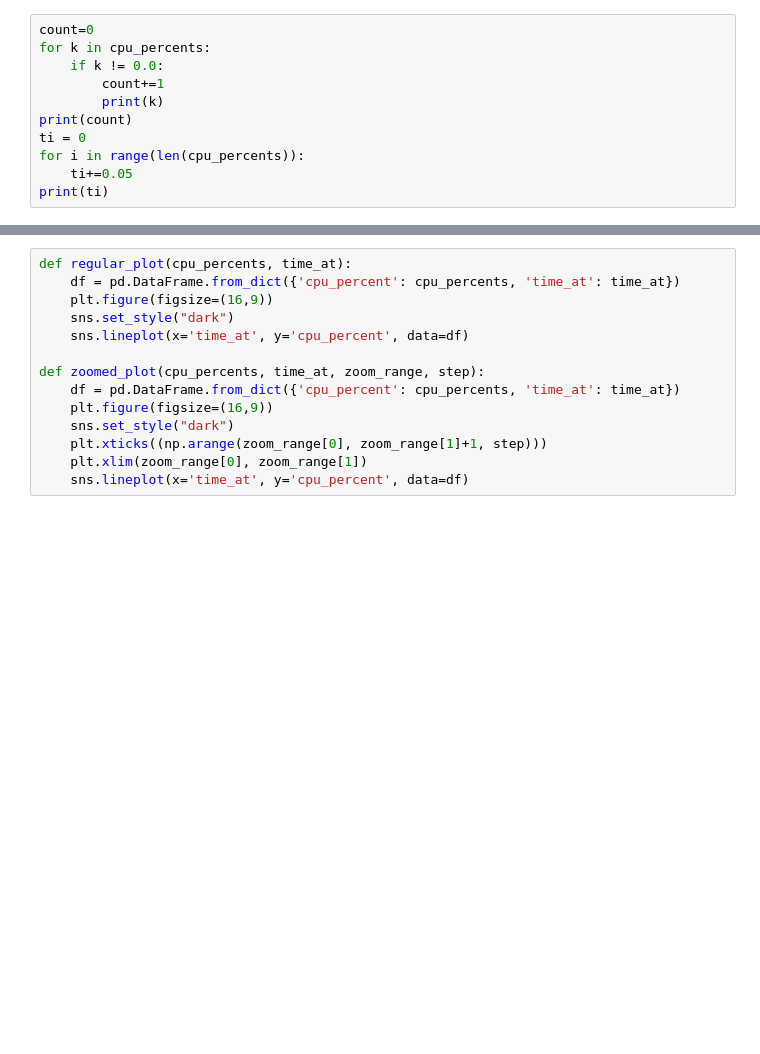
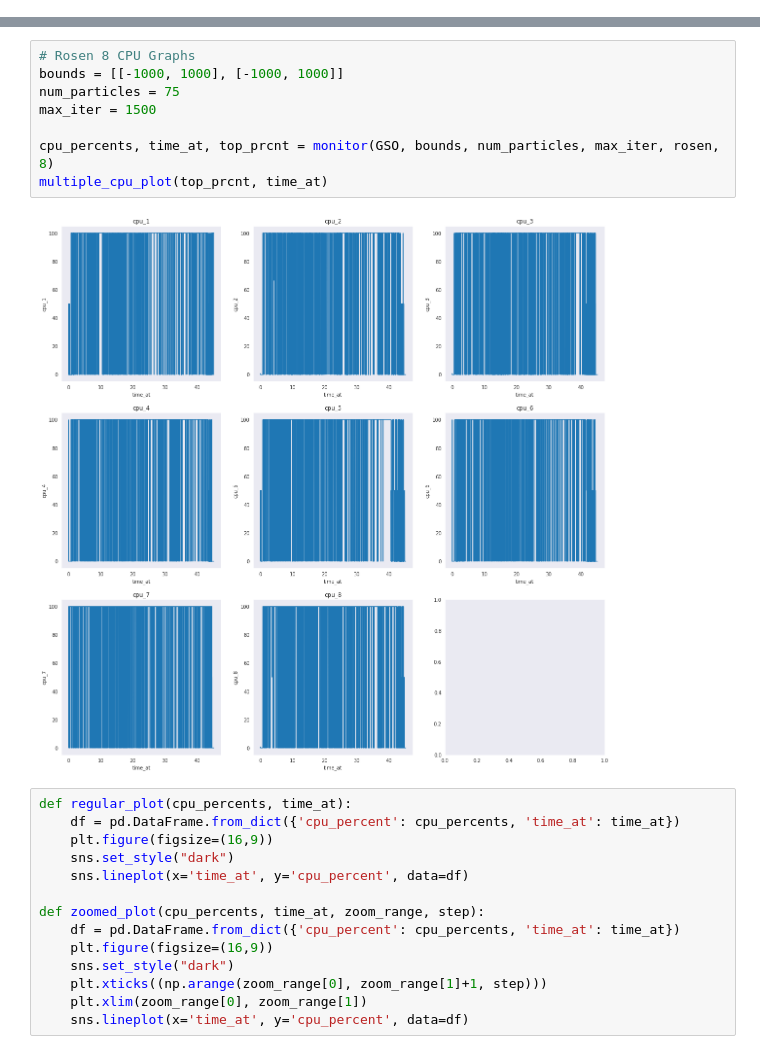
Before and after one commit to shubham0704/parallelGSO, a Jupyter notebook: Convergence Experiments.ipynb, the cells around one changed output, grey strips where cells are left out. Drawn from its saved outputs; the diff is of its cells as text; blank space fills up the shorter version.

```diff
--- a/Convergence Experiments.ipynb
+++ b/Convergence Experiments.ipynb
@@ -957,11 +35,0 @@ for top in top_prcnt:
-# %%
-count=0
-for k in cpu_percents:
-    if k != 0.0:
-        count+=1
-        print(k)
-print(count)
-ti = 0
-for i in range(len(cpu_percents)):
-    ti+=0.05
-print(ti)
@@ -1034,3 +101,13 @@ plt.figure(figsize=(16,9))
+# %%
+# Rosen 8 CPU Graphs
+bounds = [[-1000, 1000], [-1000, 1000]]
+num_particles = 75
+max_iter = 1500
+
+cpu_percents, time_at, top_prcnt = monitor(GSO, bounds, num_particles, max_iter, rosen, 8)
+multiple_cpu_plot(top_prcnt, time_at)
+# %% [output]
+[figure, added]
 # %%
 def regular_plot(cpu_percents, time_at):
     df = pd.DataFrame.from_dict({'cpu_percent': cpu_percents, 'time_at': time_at})
```
Also changed, not shown: parts of 29 cells of this notebook, 4 other files.
